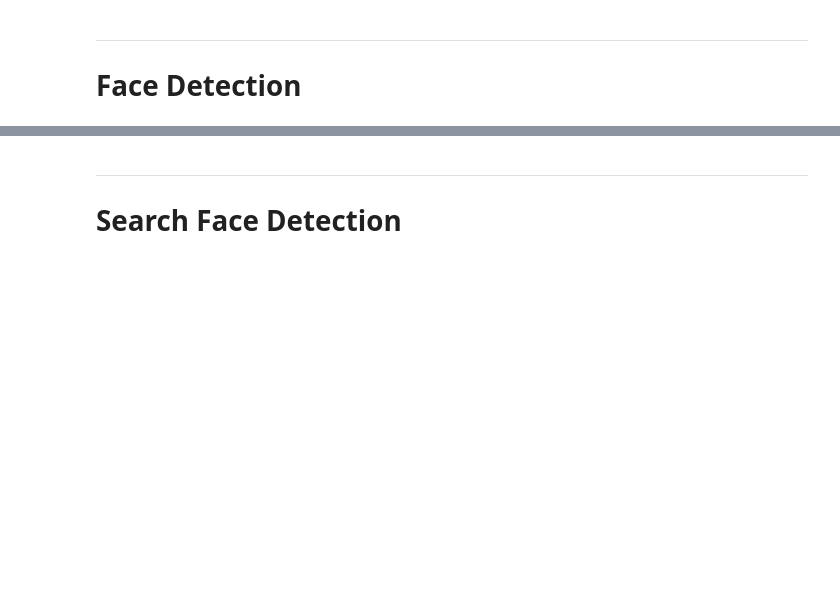
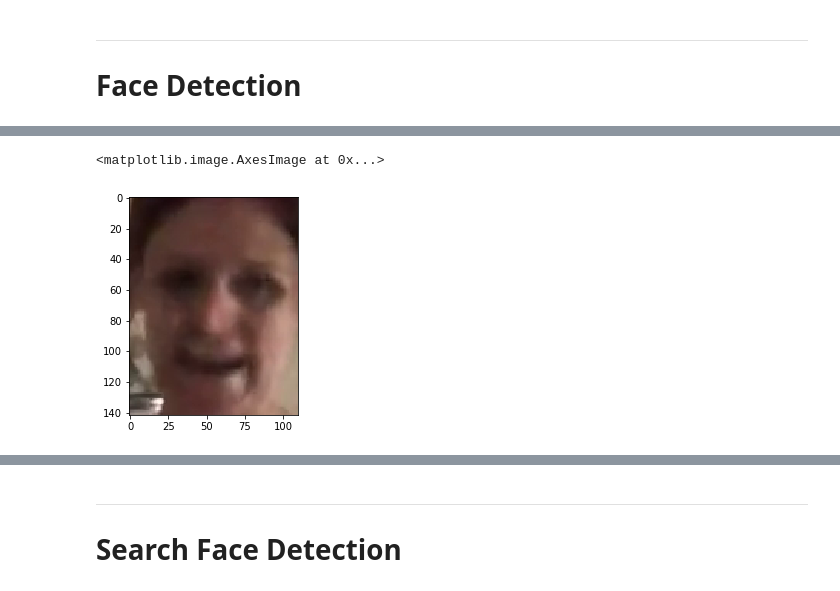
Before and after one commit to MasatakaImamura/deepfake-detection-challenge, a Jupyter notebook: notebook/eda-deepfake-detection-challenge.ipynb, the cells around one changed output, grey strips where cells are left out. Cells and saved outputs as stored; diff of their text form; code cells hidden in the pictures; blank space fills up the shorter version.

```diff
--- a/notebook/eda-deepfake-detection-challenge.ipynb
+++ b/notebook/eda-deepfake-detection-challenge.ipynb
@@ -177,0 +206,18 @@ plt.show()
+# %%
+def detect_face_mtcnn(img):
+    _img = img[np.newaxis, :, :, :]
+    mtcnn = MTCNN(keep_all=True)
+    boxes, probs, points = mtcnn.detect(_img, landmarks=True)
+    x = int(boxes[0][0][0])
+    y = int(boxes[0][0][1])
+    z = int(boxes[0][0][2])
+    w = int(boxes[0][0][3])
+    crop_img = img[y:w, x:z]
+    return crop_img
+# %%
+crop_img = detect_face_mtcnn(image_1[10])
+# %%
+plt.imshow(crop_img)
+# %% [output]
+<matplotlib.image.AxesImage at 0x...>
+[figure, added]
```
Also changed, not shown: parts of 10 cells of this notebook.
